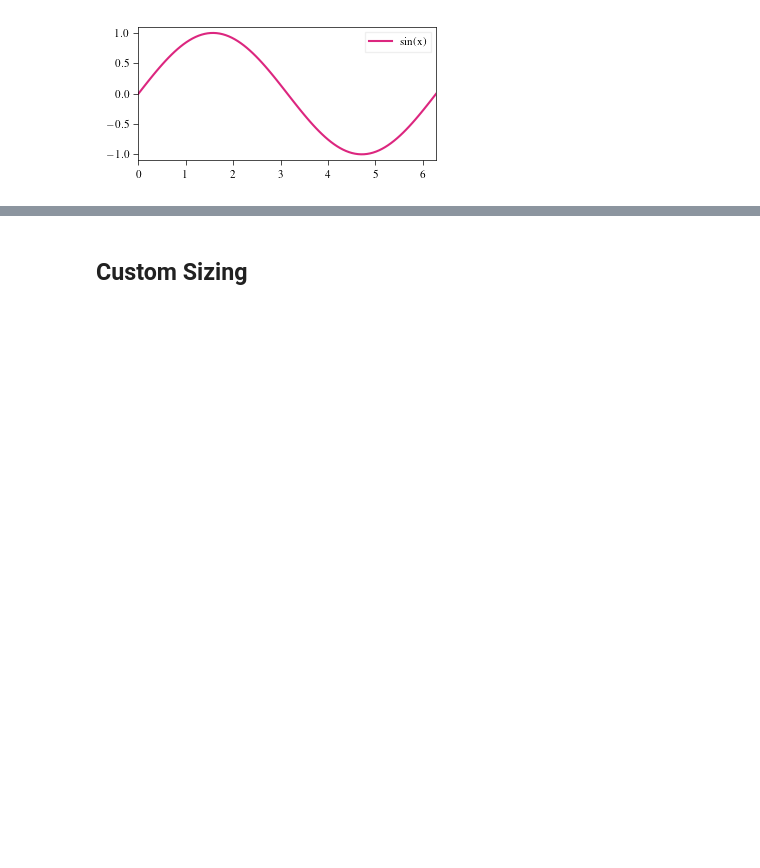
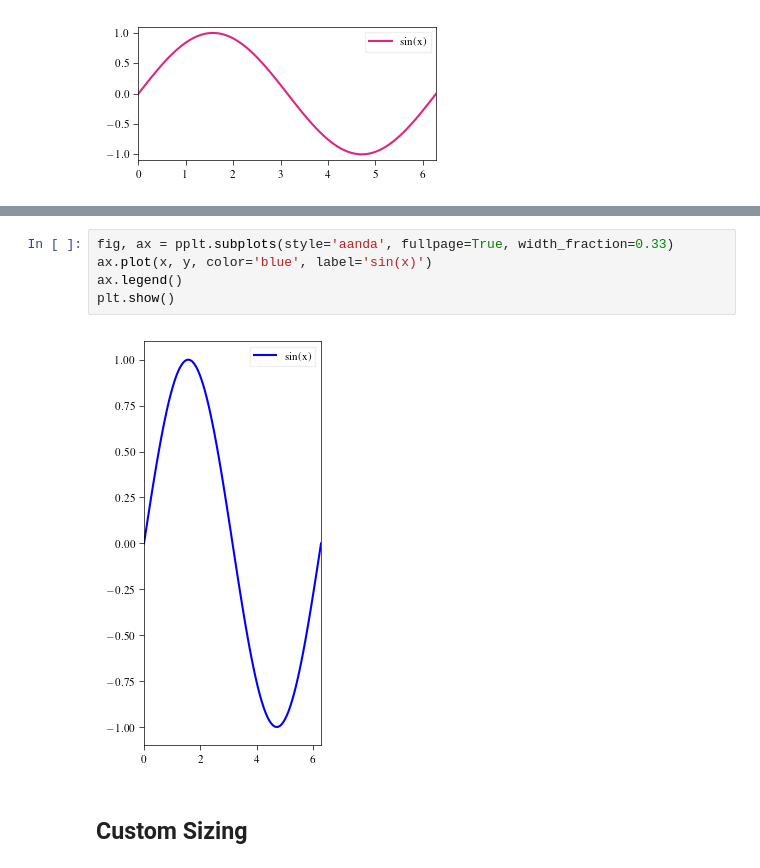
Before and after one commit to pier-astro/PubPlotLib, a Jupyter notebook: examples/HowToUse.ipynb, the cells around one changed output, grey strips where cells are left out. Drawn from its saved outputs; the diff is of its cells as text; blank space fills up the shorter version.

Commit message:
including fullpage and width_fraction keywords

```diff
--- a/examples/HowToUse.ipynb
+++ b/examples/HowToUse.ipynb
@@ -39,3 +44,10 @@ plt.show()
+# %%
+fig, ax = pplt.subplots(style='aanda', fullpage=True, width_fraction=0.33)
+ax.plot(x, y, color='blue', label='sin(x)')
+ax.legend()
+plt.show()
+# %% [output]
+[figure, added]
 # %% [markdown]
 ## Custom Sizing
 # %%
```
Also changed, not shown: parts of 1 cell of this notebook, 7 other files.
